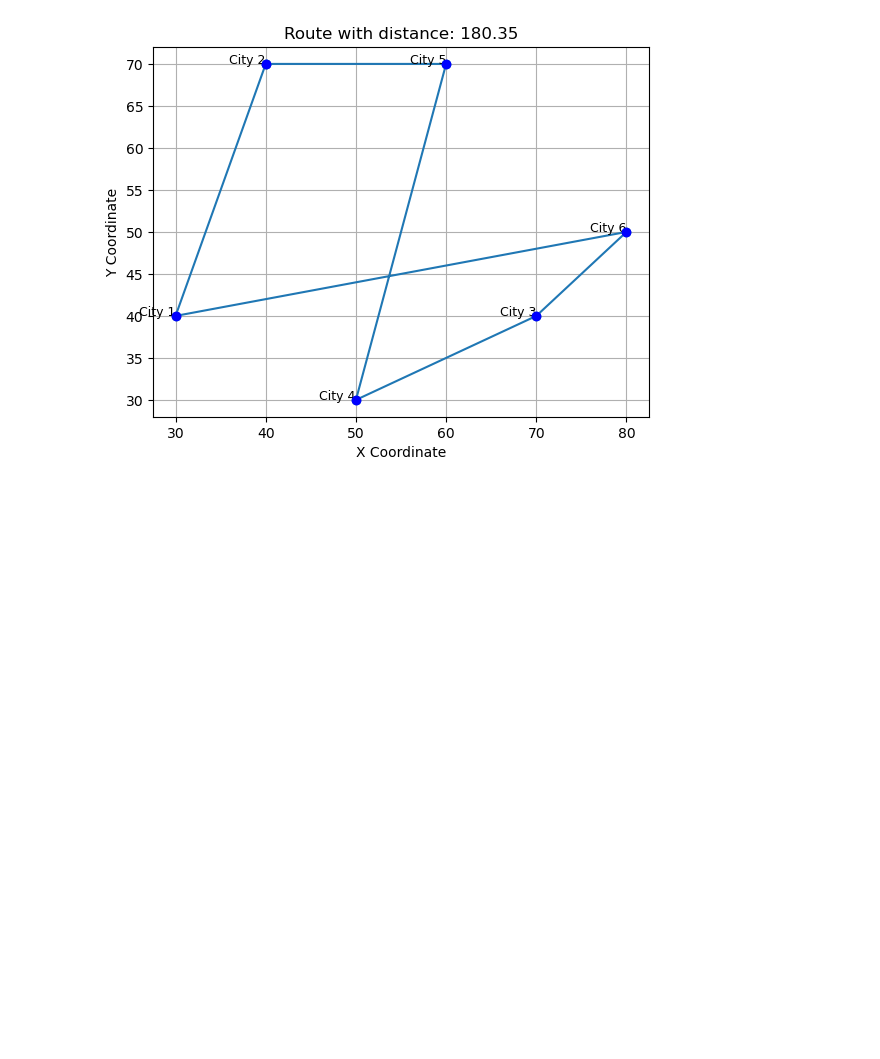
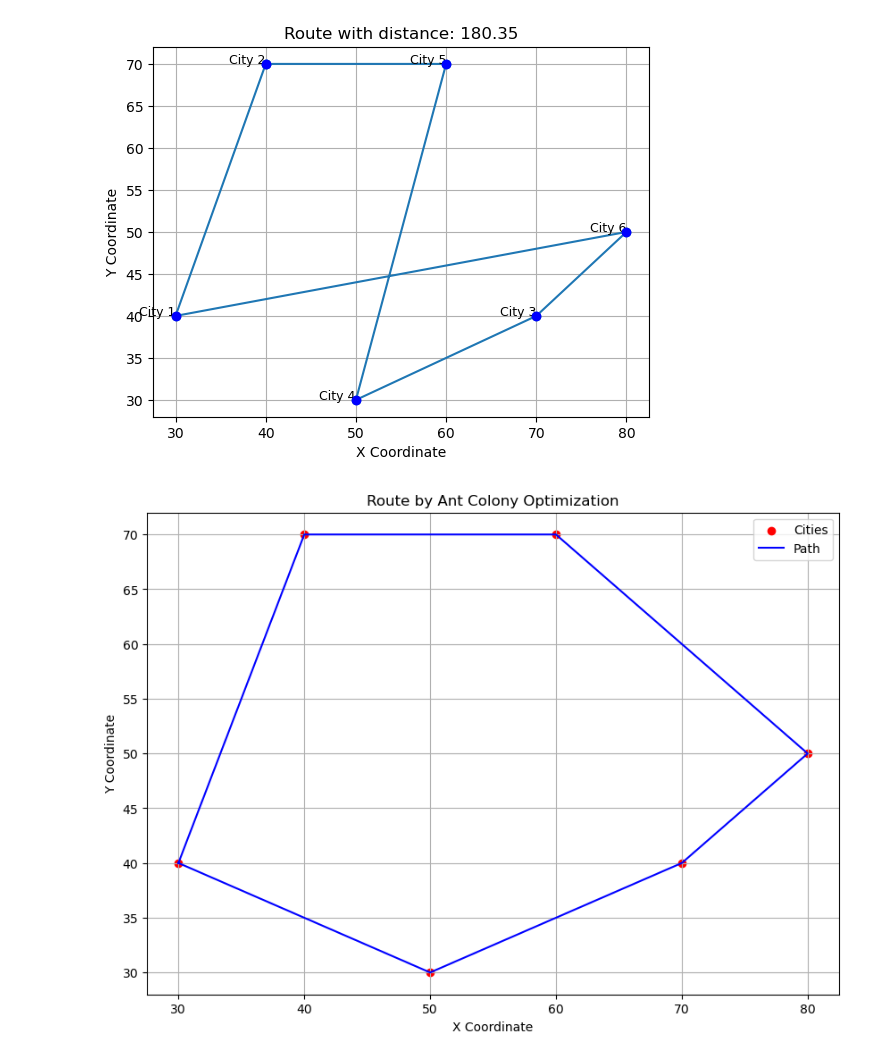
Before and after one commit to DIET-co/DAA, a Jupyter notebook: PROJECT/ANT_TSA.ipynb, the cells around one changed output. Cells and saved outputs as stored; diff of their text form; code cells hidden in the pictures; blank space fills up the shorter version.

```diff
--- a/PROJECT/ANT_TSA.ipynb
+++ b/PROJECT/ANT_TSA.ipynb
@@ -333,3 +333,70 @@ All generated routes:
 [figure]
 [figure]
 [figure]
+# %%
+import numpy as np
+import matplotlib.pyplot as plt
+from scipy.spatial.distance import cdist
+
+def ant_colony_optimization(coordinates, n_ants=20, n_best=5, n_iterations=100, decay=0.5, alpha=1, beta=2):
+    distance = cdist(coordinates, coordinates, metric='euclidean')
+    pheromone = np.ones((len(coordinates), len(coordinates)))
+    all_time_shortest_path = ("placeholder", np.inf)
+
+    for i in range(n_iterations):
+        all_paths = []
+        for ant in range(n_ants):
+            path = [np.random.randint(0, len(coordinates))]
+            while len(path) < len(coordinates):
+                next_city = select_next_city(distance, path, pheromone, alpha, beta)
+                path.append(next_city)
+            path.append(path[0])  # return to start
+            all_paths.append((path, path_length(path, distance)))
+
+        all_paths.sort(key=lambda x: x[1])
+        if all_paths[0][1] < all_time_shortest_path[1]:
+            all_time_shortest_path = all_paths[0]
+
+        pheromone *= decay
+        for path, length in all_paths[:n_best]:
+            for move in zip(path[:-1], path[1:]):
+                pheromone[move[0], move[1]] += 1.0 / distance[move[0], move[1]]
+
+    return all_time_shortest_path[0]
+
+def select_next_city(distance, path, pheromone, alpha, beta):
+    unvisited = list(set(range(len(distance))) - set(path))
+    pheromones = np.array([pheromone[path[-1]][j] ** alpha for j in unvisited])
+    distances = np.array([1.0 / distance[path[-1]][j] ** beta for j in unvisited])
+    probabilities = pheromones * distances
+    probabilities /= probabilities.sum()
+    next_city = np.random.choice(unvisited, 1, p=probabilities)[0]
+    return next_city
+
+def path_length(path, distance):
+    return sum([distance[path[i], path[i+1]] for i in range(len(path)-1)])
+
+def plot_route(coordinates, route):
+    plt.figure(figsize=(10, 7))
+    plt.scatter(coordinates[:, 0], coordinates[:, 1], color='red', label='Cities')
+    path = [coordinates[i] for i in route]
+    path.append(path[0])
+    path = np.array(path)
+    plt.plot(path[:, 0], path[:, 1], 'b-', label='Path')
+    plt.xlabel('X Coordinate')
+    plt.ylabel('Y Coordinate')
+    plt.title('Route by Ant Colony Optimization')
+    plt.legend()
+    plt.grid(True)
+    plt.show()
+
+# Coordinates of the cities
+coordinates = np.array([
+    [30, 40], [40, 70], [70, 40], [50, 30], [60, 70], [80, 50]
+])
+
+# Run Ant Colony Optimization
+route = ant_colony_optimization(coordinates)
+plot_route(coordinates, route)
+# %% [output]
+[figure, added]
```
Also changed, not shown: 4 other files.
